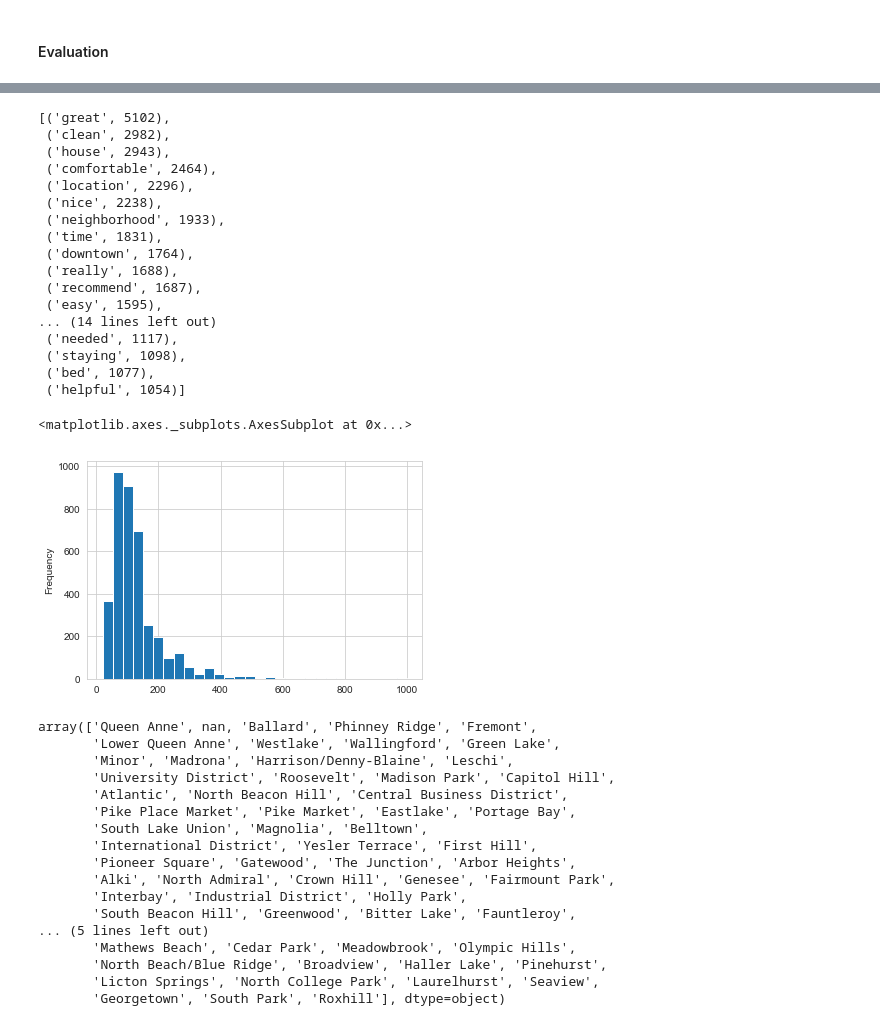
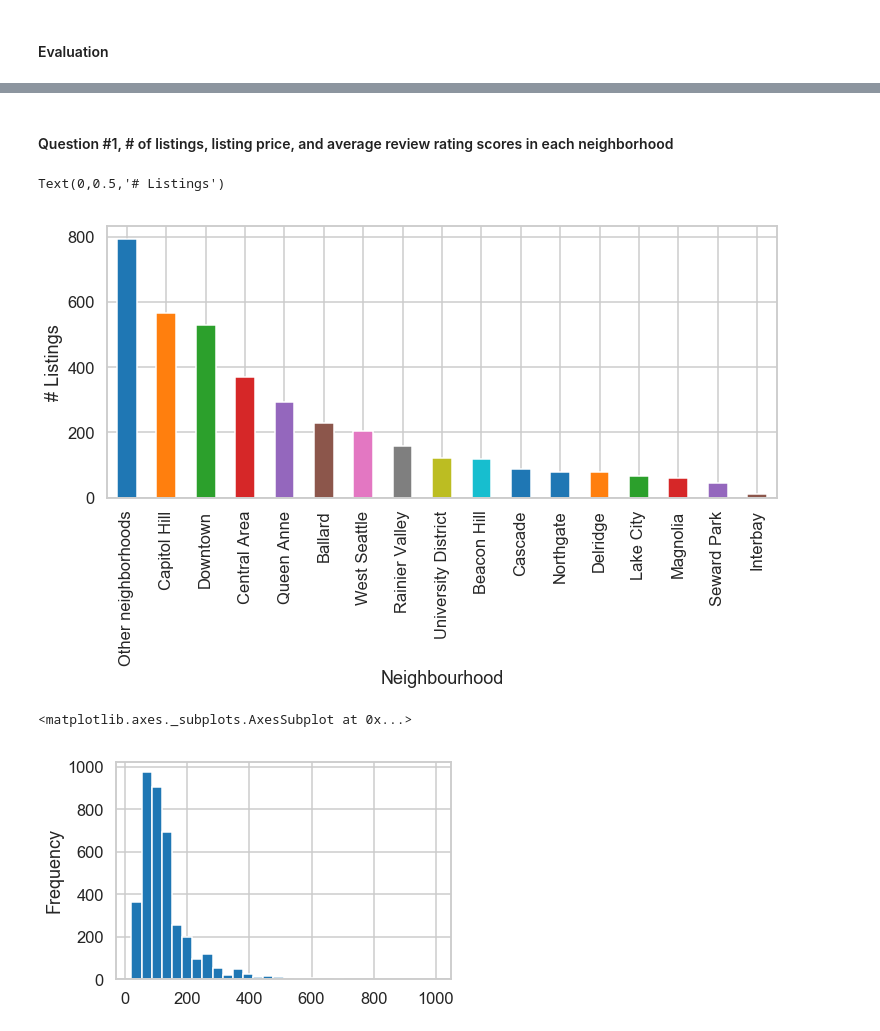
Before and after one commit to zhengwang522/seattle-airbnb-data, a Jupyter notebook: notebook.ipynb, the cells around one changed output, grey strips where cells are left out. Saved outputs shown, nothing was run; the diff lists cells and outputs as text; code cells hidden in the pictures.

```diff
--- a/notebook.ipynb
+++ b/notebook.ipynb
@@ -107,32 +78,0 @@ reviews=reviews.merge(listings[['id', 'neighbourhood_group_cleansed', 'host_name
-# %%
-tokens_all = []
-stopwords_to_remove = set(stopwords.words('english'))
-others_to_remove=['.', ',', '(', ')', '&', ':', '!', '-', '*', 'The', 'apartment', "'s", 'Seattle', 'This',
-                  'I', 'We', 'us', 'It', 'stay', 'place', 'host', "n't", 'would', 'room', 'home']
-for comment in reviews.loc[(reviews['neighbourhood_group_cleansed']=='Central Area') & pd.notnull(reviews['comments']), 'comments'].tolist():
-    tokens = nltk.word_tokenize(comment)
-    tokens = [x for x in tokens if x not in stopwords_to_remove]
-    tokens = [x for x in tokens if x not in others_to_remove]
-    tokens_all = tokens_all + tokens
-
-from nltk.probability import FreqDist
-fdist = FreqDist(tokens_all).most_common(30)
-fdist
-# %% [output]
-[('great', 5102),
- ('clean', 2982),
- ('house', 2943),
- ('comfortable', 2464),
- ('location', 2296),
- ('nice', 2238),
- ('neighborhood', 1933),
- ('time', 1831),
- ('downtown', 1764),
- ('really', 1688),
- ('recommend', 1687),
- ('easy', 1595),
-... (14 lines left out)
- ('needed', 1117),
- ('staying', 1098),
- ('bed', 1077),
- ('helpful', 1054)]
@@ -149,0 +79,2 @@ fdist
+# %% [markdown]
+#### Question #1, # of listings, listing price, and average review rating scores in each neighborhood
@@ -149,0 +86,14 @@ fdist
+# %%
+# number of lists by location
+sns.set_context('talk')
+#sns.reset_orig()
+count_stats=listings.groupby(['neighbourhood_group_cleansed'], as_index=False)['id'].count()
+count_stats.sort_values(by='id', ascending=False, inplace=True)
+# store sorted neighborhood in 'neighborhood_sorted', this will be used in remaining analysis where neighborhood is x
+neighborhood_sorted = count_stats['neighbourhood_group_cleansed'].unique()
+count_stats.plot.bar(x='neighbourhood_group_cleansed', y='id', figsize=(12,5), legend=False)
+plt.gca().set_xlabel("Neighbourhood")
+plt.gca().set_ylabel("# Listings")
+# %% [output]
+Text(0,0.5,'# Listings')
+[figure, added]
@@ -153,7 +111,7 @@ listings['price'].plot.hist(bins=30)
 #plt.ylabel('price')
 # %% [output]
 <matplotlib.axes._subplots.AxesSubplot at 0x...>
-[figure, old version]
+[figure, new version]
 # %%
 # describe listing prices
 # listings['price'].describe()
@@ -164,25 +118,2 @@ listings['price_per_bed']=listings['price']/(listings['bedrooms'])
 # %%
 # get average price by location. groupby and visuals. visual could be matplotlib errorbar or seaborn pointplot
-# %%
-# difference between neighborhood and neighbourhood_group_cleansed? choose one of the fields as location group
-listings['neighbourhood'].unique()
-#listings.loc[listings['neighbourhood_group_cleansed']=='Cascade', 'neighbourhood'].unique()
-#listings.loc[listings['neighbourhood']=='Eastlake', 'neighbourhood_group_cleansed'].unique()
-# %% [output]
-array(['Queen Anne', nan, 'Ballard', 'Phinney Ridge', 'Fremont',
-       'Lower Queen Anne', 'Westlake', 'Wallingford', 'Green Lake',
-       'Minor', 'Madrona', 'Harrison/Denny-Blaine', 'Leschi',
-       'University District', 'Roosevelt', 'Madison Park', 'Capitol Hill',
-       'Atlantic', 'North Beacon Hill', 'Central Business District',
-       'Pike Place Market', 'Pike Market', 'Eastlake', 'Portage Bay',
-       'South Lake Union', 'Magnolia', 'Belltown',
-       'International District', 'Yesler Terrace', 'First Hill',
-       'Pioneer Square', 'Gatewood', 'The Junction', 'Arbor Heights',
-       'Alki', 'North Admiral', 'Crown Hill', 'Genesee', 'Fairmount Park',
-       'Interbay', 'Industrial District', 'Holly Park',
-       'South Beacon Hill', 'Greenwood', 'Bitter Lake', 'Fauntleroy',
-... (5 lines left out)
-       'Mathews Beach', 'Cedar Park', 'Meadowbrook', 'Olympic Hills',
-       'North Beach/Blue Ridge', 'Broadview', 'Haller Lake', 'Pinehurst',
-       'Licton Springs', 'North College Park', 'Laurelhurst', 'Seaview',
-       'Georgetown', 'South Park', 'Roxhill'], dtype=object)
```
Also changed, not shown: parts of 37 cells of this notebook.
